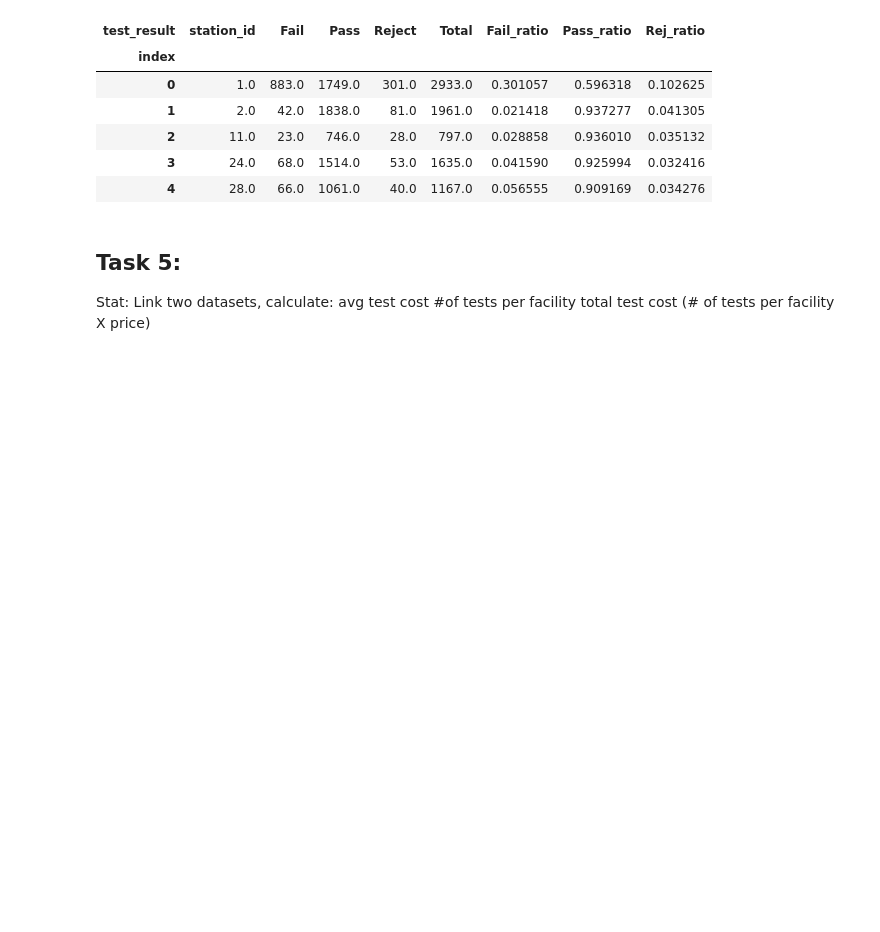
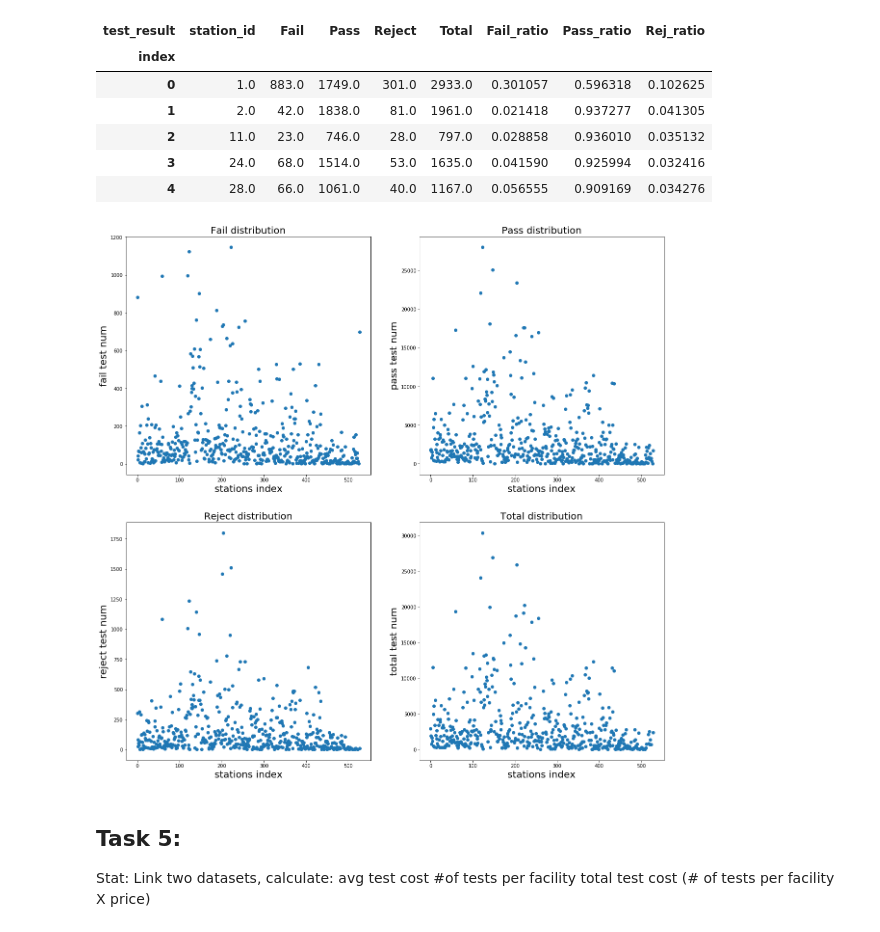
Before and after one commit to capstoneporject2019airquality/capstone_code_sharing, a Jupyter notebook: data_glance_yunhe/data_glance_update_yc3420.ipynb, the cells around one changed output. Saved outputs shown, nothing was run; the diff lists cells and outputs as text; code cells hidden in the pictures; blank space fills up the shorter version.

```diff
--- a/data_glance_yunhe/data_glance_update_yc3420.ipynb
+++ b/data_glance_yunhe/data_glance_update_yc3420.ipynb
@@ -158,6 +159,42 @@ station_stat.head()
 | 2 | 11.0 | 23.0 | 746.0 | 28.0 | 797.0 | 0.028858 | 0.936010 | 0.035132 |
 | 3 | 24.0 | 68.0 | 1514.0 | 53.0 | 1635.0 | 0.041590 | 0.925994 | 0.032416 |
 | 4 | 28.0 | 66.0 | 1061.0 | 40.0 | 1167.0 | 0.056555 | 0.909169 | 0.034276 |
+# %%
+fig = plt.figure(figsize=(20,20))
+ax1 = fig.add_subplot(221)
+ax2 = fig.add_subplot(222)
+ax3 = fig.add_subplot(223)
+ax4 = fig.add_subplot(224)
+
+index_ls = station_stat.reset_index().index
+
+ax1.scatter(index_ls, station_stat['Fail'])
+ax1.set_title('Fail distribution', size = 20)
+ax1.set_xlabel('stations index', size=20)
+ax1.set_ylabel('fail test num', size=20)
+
+ax2.scatter(index_ls, station_stat['Pass'])
+ax2.set_title('Pass distribution', size = 20)
+ax2.set_xlabel('stations index', size=20)
+ax2.set_ylabel('pass test num', size=20)
+
+ax3.scatter(index_ls, station_stat['Reject'])
+ax3.set_title('Reject distribution', size = 20)
+ax3.set_xlabel('stations index', size=20)
+ax3.set_ylabel('reject test num', size=20)
+
+ax4.scatter(index_ls, station_stat['Total'])
+ax4.set_title('Total distribution', size = 20)
+ax4.set_xlabel('stations index', size=20)
+ax4.set_ylabel('total test num', size=20)
+#  ax1.
+
+
+# = station_stat.reset_index().plot(x='index', y='Fail', style='o')
+# plt.ylabel()
+plt.show()
+# %% [output]
+[figure, added]
 # %% [markdown]
 ## Task 5:
 Stat: Link two datasets, calculate:
```
Also changed, not shown: parts of 8 cells of this notebook.
